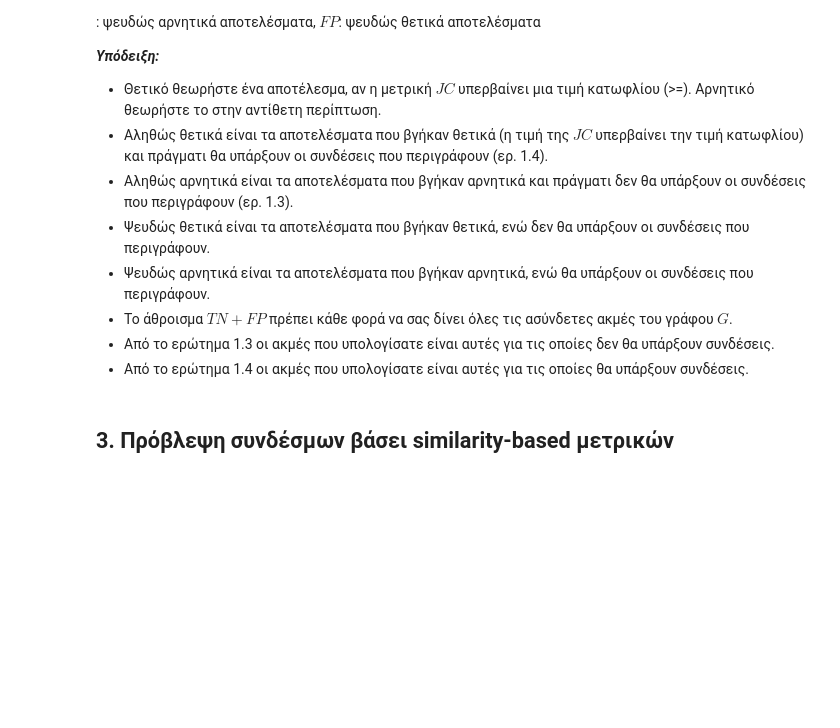
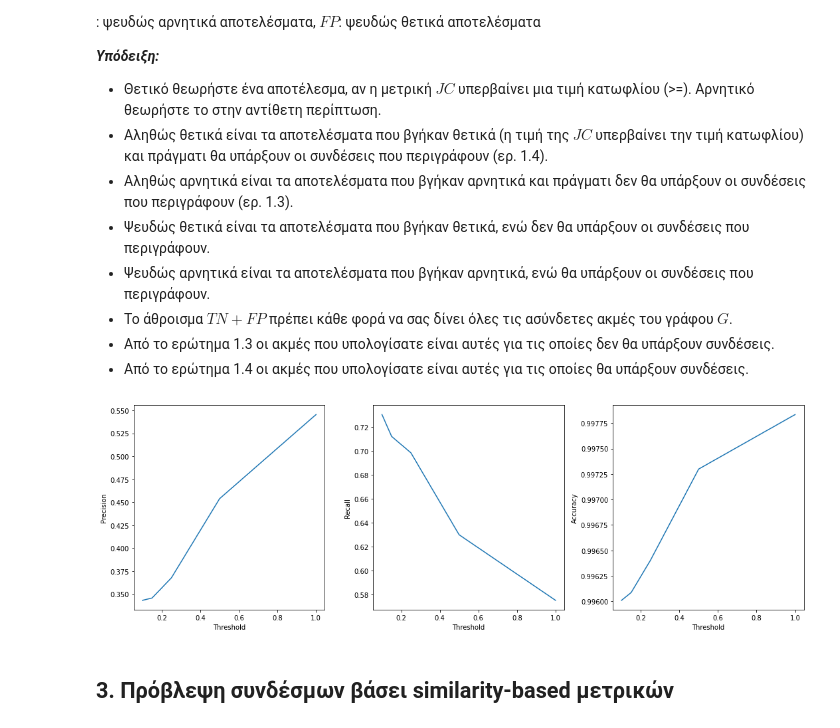
Before and after one commit to geokyr/ece-ntua-social-network-analysis, a Jupyter notebook: lab03/lab03.ipynb, the cells around one changed output. Drawn from its saved outputs; the diff is of its cells as text; code cells hidden in the pictures; blank space fills up the shorter version.

```diff
--- a/lab03/lab03.ipynb
+++ b/lab03/lab03.ipynb
@@ -31,19 +43,22 @@ duplicates = set()
 
 with open('resources/out.dbpedia-similar', 'r') as f:
     for line in f:
-        from_node, to_node = map(int, line.split())
-        edge = tuple(sorted((from_node, to_node)))
-        if edge in edges:
-            duplicates.add(edge)
+        if line.startswith('%'):
+            continue
         else:
-            edges.add(edge)
+            from_node, to_node = map(int, line.split())
+            edge = tuple(sorted((from_node, to_node)))
+            if edge in edges:
+                duplicates.add(edge)
+            else:
+                edges.add(edge)
 
 if not duplicates:
     print(f"There are no duplicate edges")
 else:
     print(f"The following are duplicate edges: {duplicates}")
 
-G = nx.read_edgelist('resources/out.dbpedia-similar', create_using=nx.Graph())
+G = nx.read_edgelist('resources/out.dbpedia-similar', create_using=nx.Graph(), nodetype=int, comments='%')
 G.remove_edges_from(nx.selfloop_edges(G))
 print(G)
 # %% [output]
@@ -84,7 +99,7 @@ unconnected_pairs = []
 for i in range(adjacency_matrix.shape[0]):
     for j in range(i + 1, adjacency_matrix.shape[1]):
         if adjacency_matrix[i, j] == 0:
-            unconnected_pairs.append((i, j))
+            unconnected_pairs.append((i+1, j+1))
 
 print(f"Unconnected pairs count: {len(unconnected_pairs)}")
 # %% [output]
@@ -145,18 +157,17 @@ Connected components count: 95
 ### 2.1.
 Για τον γράφο $G'$, που κατασκευάσατε στο ερώτημα 1.5.b, υπολογίστε την μετρική **Jaccard Coefficient (JC)**. [Χρησιμοποιήστε την υλοποιημένη συνάρτηση του λογισμικού NetworkX](https://networkx.org/documentation/stable/reference/algorithms/link_prediction.html?highlight=link%20prediction).
 # %%
-jaccard_cofficients = nx.jaccard_coefficient(G_reduced)
+jaccard_coefficient = [(u, v, p) for u, v, p in nx.jaccard_coefficient(G_reduced)]
 # %% [markdown]
 ### 2.2.
 Δώστε τις $k$ ακμές με την υψηλότερη τιμή μετρικής $JC$, όπου $k$ ο $Α.Μ.$ σας $mod$ $10$. Για $Α.Μ.$ λήγοντα σε $0$ δώστε τις $10$ ακμές με την υψηλότερη τιμή μετρικής.
 Για την σύγκριση μεταξύ διαφορετικών μετρικών προτιμάται η εύρεση των $k$ επικρατέστερων συνδέσμων, αφού οι μετρικές επιστρέφουν διαφορετικό εύρος τιμών.
 # %%
 k = 18153 % 10
-sorted_jc = sorted(jaccard_cofficients, key=lambda x: x[2], reverse=True)
-k_best = sorted_jc[:k]
+sorted_jaccard_coefficient = sorted(jaccard_coefficient, key=lambda x: x[2], reverse=True)
 
 print(f"- Top {k} edges with best Jaccard Coefficients:")
-for index, triple in enumerate(k_best):
+for index, triple in enumerate(sorted_jaccard_coefficient[:k]):
     from_node, to_node, jc = triple
     print(f"#{index+1}: Edge from node {from_node} to node {to_node} with a Jaccard Coefficient of {jc}")
 # %% [output]
@@ -186,10 +197,10 @@ $Accuracy=\frac{TP+TN}{TP+FN+TN+FP}$, όπου $TP$: αληθώς θετικά
 # %%
 thresholds = [0.1, 0.15, 0.25, 0.5, 1.0]
 
-def metrics(threshold):
+def JC_function(threshold):
     TP, FP, FN, TN = 0, 0, 0, 0
 
-    for edge in sorted_jc:
+    for edge in jaccard_coefficient:
         from_node, to_node, jc = edge
 
         if jc >= threshold:
@@ -198,39 +209,39 @@ def metrics(threshold):
             elif (from_node, to_node) in unconnected_pairs:
                 FP += 1
 
-        else:
+        elif jc < threshold:
             if (from_node, to_node) in removable_edges:
                 FN += 1
             elif (from_node, to_node) in unconnected_pairs:
                 TN += 1
 
     precision = TP / (TP + FP)
     recall = TP / (TP + FN)
     accuracy = (TP + TN) / (TP + FP + FN + TN)
 
     return precision, recall, accuracy
 
 precisions, recalls, accuracies = [], [], []
 
 for threshold in thresholds:
-    precision, recall, accuracy = metrics(threshold)
+    precision, recall, accuracy = JC_function(threshold)
     precisions.append(precision)
     recalls.append(recall)
     accuracies.append(accuracy)
 
-fig, (ax1, ax2, ax3) = plt.subplots(1, 3, figsize=(10, 5))
+fig, (ax1, ax2, ax3) = plt.subplots(1, 3, figsize=(15, 5))
 data = zip([ax1, ax2, ax3],
            [precisions, recalls, accuracies],
            ['Precision', 'Recall', 'Accuracy'])
 
 for ax, metric, title in data:
     ax.plot(thresholds, metric)
-    ax.set_title(f"{title} vs Threshold")
     ax.set_xlabel('Threshold')
     ax.set_ylabel(title)
-
 plt.tight_layout()
 plt.show()
+# %% [output]
+[figure, added]
 # %% [markdown]
 ## 3. Πρόβλεψη συνδέσμων βάσει similarity-based μετρικών
 # %% [markdown]
```
Also changed, not shown: parts of 22 cells of this notebook, 1 other file.
